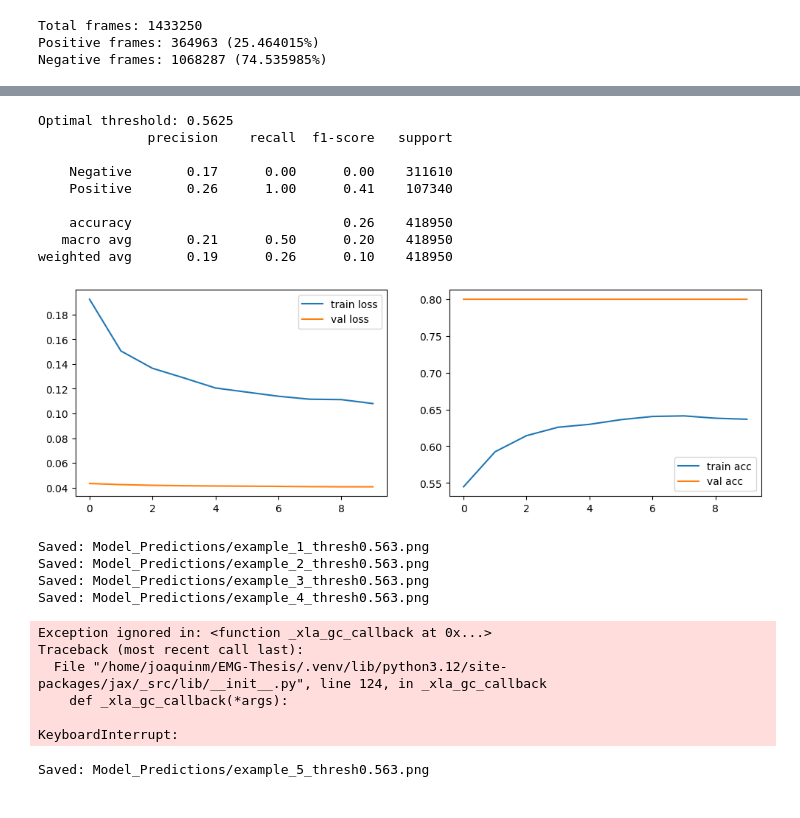
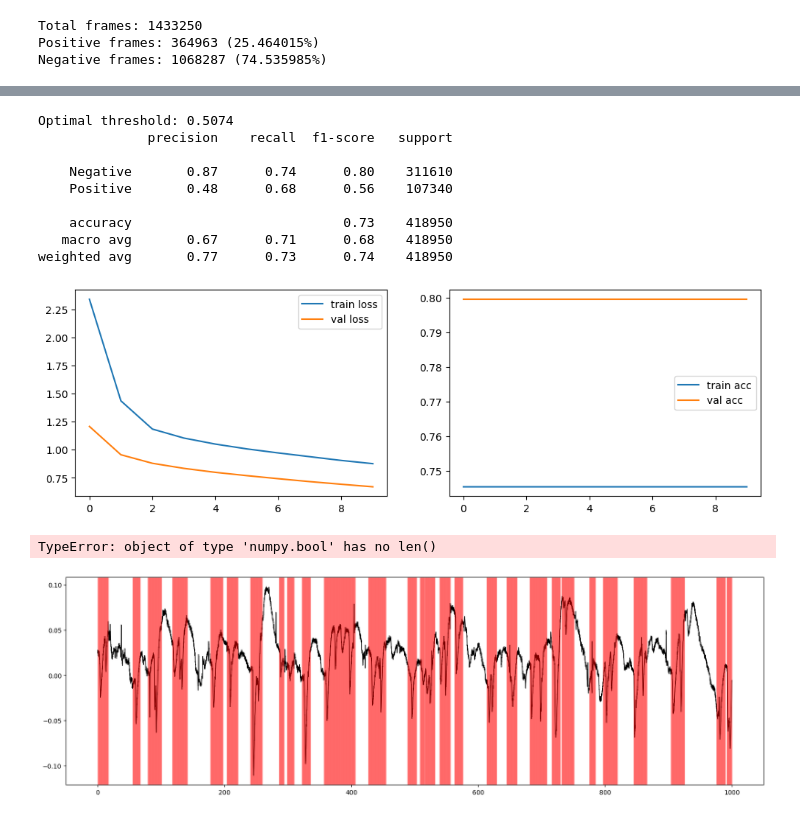
Before and after one commit to joaquin-mari/EMG-Thesis, a Jupyter notebook: s2s.ipynb, the cells around one changed output, grey strips where cells are left out. Cells and saved outputs as stored; diff of their text form; code cells hidden in the pictures.

```diff
--- a/s2s.ipynb
+++ b/s2s.ipynb
@@ -167,19 +167,11 @@ x_train, x_val, y_train, y_val = train_test_split(
     x_train, y_train, test_size=0.1, random_state=42, stratify=seq_labels
 )
 
-model_logits = Sequential([
+model = Sequential([
     Conv1D(32, 7, activation='relu', padding='same', input_shape=(WINDOW_LENGTH*fs, 1)),
-    # BatchNormalization(),
-    # Dropout(0.3),
+
     Conv1D(64, 5, activation='relu', padding='same'),
-    # BatchNormalization(),
-    # Dropout(0.3),
-    # Conv1D(128, 5, activation='relu', padding='same'),
-    # BatchNormalization(),
-    # Dropout(0.3),
-    # Conv1D(64, 5, activation='relu', padding='same'),
-    # BatchNormalization(),
-    # Dropout(0.3),
+
     Conv1D(1, 1, activation=None, padding='same')
 ])
 # %%
@@ -346,19 +326,17 @@ monitor = EarlyStopping(monitor='val_loss',
 from sklearn.utils import shuffle
 from sklearn.utils.class_weight import compute_class_weight
 import tensorflow as tf
-model_logits.compile(
+
+
+model.compile(
     optimizer=tf.keras.optimizers.Adam(learning_rate=1e-4),
-    loss=focal_loss(gamma=2.0, alpha=0.90),
+    loss=loss,
     metrics=['accuracy', tf.keras.metrics.Precision(), tf.keras.metrics.Recall()]
 )
 
 
-
-from sklearn.utils.class_weight import compute_class_weight
-
-
-history = model_logits.fit(x_train, y_train,
-                    epochs=20,
+history = model.fit(x_train, y_train,
+                    epochs=10,
                     batch_size=16,
                     validation_data=(x_val, y_val),
                     callbacks=[monitor]
@@ -393,49 +371,51 @@ Epoch 10/10
 
 import matplotlib.pyplot as plt
 from sklearn.metrics import classification_report, confusion_matrix
+from scipy.ndimage import binary_dilation
 
 plt.figure(figsize=(12, 8))
 
 plt.subplot(2, 2, 1)
 plt.plot(history.history['loss'], label='train loss')
 plt.plot(history.history['val_loss'], label='val loss')
 plt.legend()
 
 plt.subplot(2, 2, 2)
 plt.plot(history.history['accuracy'], label='train acc')
 plt.plot(history.history['val_accuracy'], label='val acc')
 plt.legend()
 # Find optimal threshold
 from sklearn.metrics import precision_recall_curve
 
-y_pred = model_logits.predict(x_val, verbose=0)
+y_pred = model.predict(x_val, verbose=0)
 y_pred_prob = tf.nn.sigmoid(y_pred).numpy().flatten()
 y_val_flat = y_val.flatten()
 
 precision, recall, thresholds = precision_recall_curve(y_val_flat, y_pred_prob)
 f1_scores = 2 * (precision * recall) / (precision + recall + 1e-10)
 optimal_threshold = thresholds[np.argmax(f1_scores)]
-
 print(f"Optimal threshold: {optimal_threshold:.4f}")
 
 # Re-evaluate test set with optimal threshold
-y_pred_test = model_logits.predict(x_test, verbose=0)
+y_pred_test = model.predict(x_test, verbose=0)
+
 y_pred_test_prob = tf.nn.sigmoid(y_pred_test).numpy().flatten()
 y_pred_test_binary = (y_pred_test_prob > optimal_threshold).astype(int)
-
-print(classification_report(y_test.flatten(), y_pred_test_binary,
+kernel = 100
+y_pred_smoothed = binary_dilation(y_pred_test_binary, iterations=kernel)
+print(classification_report(y_test.flatten(), y_pred_smoothed,
                           target_names=['Negative', 'Positive']))
 # %% [output]
-Optimal threshold: 0.5625
+Optimal threshold: 0.5074
               precision    recall  f1-score   support
 
-    Negative       0.17      0.00      0.00    311610
-    Positive       0.26      1.00      0.41    107340
+    Negative       0.87      0.74      0.80    311610
+    Positive       0.48      0.68      0.56    107340
 
-    accuracy                           0.26    418950
-   macro avg       0.21      0.50      0.20    418950
-weighted avg       0.19      0.26      0.10    418950
+    accuracy                           0.73    418950
+   macro avg       0.67      0.71      0.68    418950
+weighted avg       0.77      0.73      0.74    418950
-[figure, old version]
+[figure, new version]
 # %%
 
 def plot_multiple_examples(X_test, y_test, model, fs, optimal_threshold,
@@ -523,17 +503,8 @@ def plot_multiple_examples(X_test, y_test, model, fs, optimal_threshold,
         print(f"Saved: {save_path}")
 
 # Plot predictions with optimal threshold
-plot_multiple_examples(x_test, y_test, model_logits, fs, optimal_threshold,
-                       n_examples=10, ylim_factor=1.5)
+plot_multiple_examples(x_test, y_test, model, fs, optimal_threshold,
+                       n_examples=3, ylim_factor=1.5)
 # %% [output]
-Saved: Model_Predictions/example_1_thresh0.563.png
-Saved: Model_Predictions/example_2_thresh0.563.png
-Saved: Model_Predictions/example_3_thresh0.563.png
-Saved: Model_Predictions/example_4_thresh0.563.png
+TypeError: object of type 'numpy.bool' has no len()
-Exception ignored in: <function _xla_gc_callback at 0x...>
-Traceback (most recent call last):
-  File "/home/joaquinm/EMG-Thesis/.venv/lib/python3.12/site-packages/jax/_src/lib/__init__.py", line 124, in _xla_gc_callback
-    def _xla_gc_callback(*args):
-
-KeyboardInterrupt:
-Saved: Model_Predictions/example_5_thresh0.563.png
+[figure, added]
```
Also changed, not shown: parts of 5 cells of this notebook, 14 other files.
